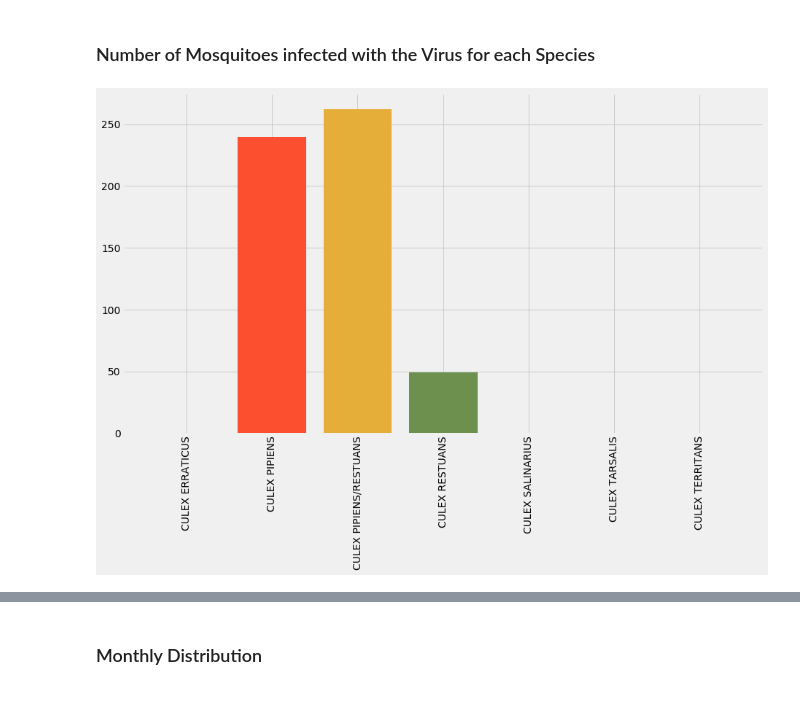
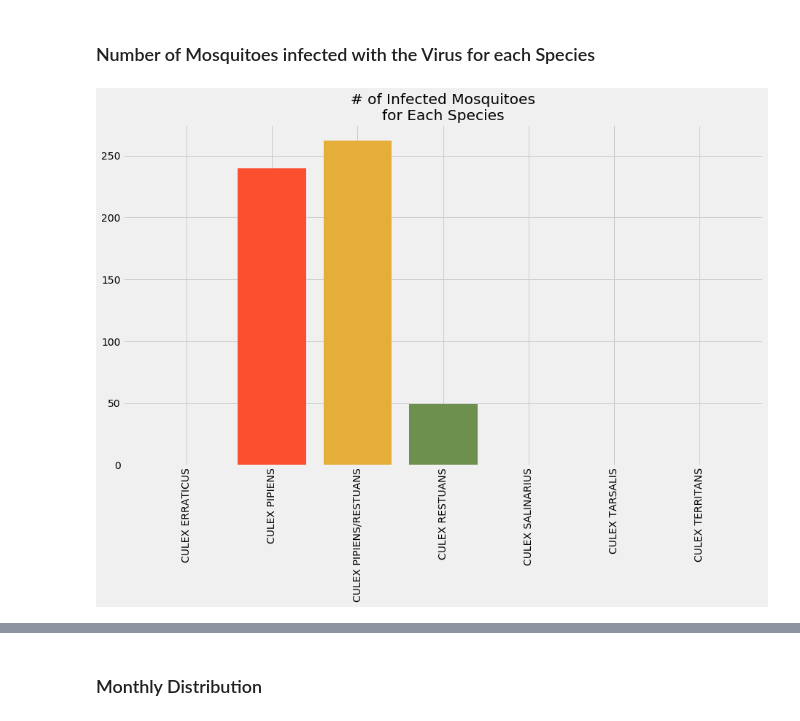
Before and after one commit to marcosan93/West-Nile-Virus-Kaggle, a Jupyter notebook: West-Nile-Data/Data-Exploration-Visualization.ipynb, the cells around one changed output, grey strips where cells are left out. Drawn from its saved outputs; the diff is of its cells as text; code cells hidden in the pictures.

```diff
--- a/West-Nile-Data/Data-Exploration-Visualization.ipynb
+++ b/West-Nile-Data/Data-Exploration-Visualization.ipynb
@@ -97,7 +97,7 @@ plt.show()
 # %% [markdown]
 ### Count of Virus Presence among Species
 # %%
-species = df.iloc[:, -7:]
+species = df.loc[:, 'CULEX ERRATICUS':'CULEX TERRITANS']
 
 for i in species.columns:
 
@@ -118,12 +140,13 @@ for i in species.columns:
 # %% [markdown]
 ### Number of Mosquitoes infected with the Virus for each Species
 # %%
-infected = df[df.WnvPresent==1].iloc[:, -7:]
+infected = df[df.WnvPresent==1].loc[:, 'CULEX ERRATICUS':'CULEX TERRITANS']
 
 plt.figure(figsize=(14,8))
+plt.title("# of Infected Mosquitoes\nfor Each Species")
 
 for i in infected.columns:
     plt.bar(i, infected[infected[i]==1].shape[0])
     plt.xticks(rotation=90)
 # %% [output]
-[figure, old version]
+[figure, new version]
```
Also changed, not shown: parts of 11 cells of this notebook, 2 other files.
